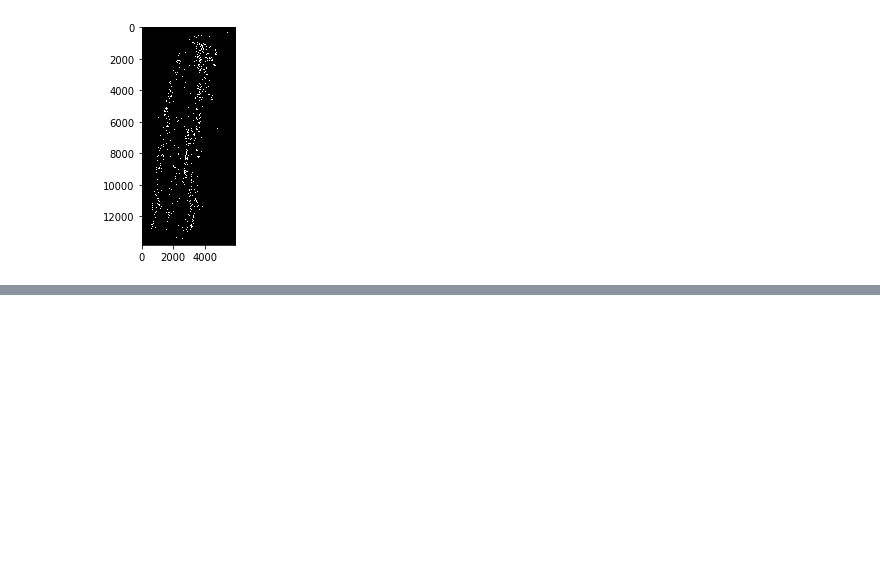
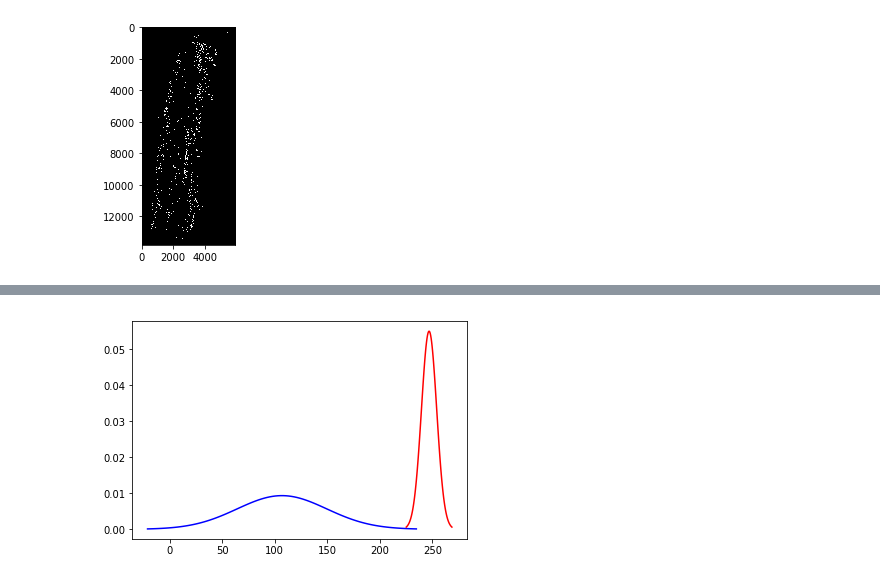
Before and after one commit to fafnerzhang/Pattern_find_duck, a Jupyter notebook: duck_final.ipynb, the cells around one changed output, grey strips where cells are left out. Cells and saved outputs as stored; diff of their text form; code cells hidden in the pictures; blank space fills up the shorter version.

```diff
--- a/duck_final.ipynb
+++ b/duck_final.ipynb
@@ -78,0 +117,17 @@ plt.show()
+# %%
+# gaussian model test
+import matplotlib.mlab as mlab
+import math
+mu =106.96579745
+sigma =1817.25588302**0.5
+x1 = np.linspace(mu - 3*sigma, mu + 3*sigma, 100)
+mu2=246.96092199
+sigma2=52.4354697**0.5
+x2 = np.linspace(mu2 - 3*sigma2, mu2 + 3*sigma2, 100)
+x=np.linspace(0,255)
+plt.plot(x1,mlab.normpdf(x1, mu, sigma),c='blue')
+plt.plot(x2,mlab.normpdf(x2, mu2, sigma2),c='red')
+plt.savefig("Gaussian distribution.jpg")
+plt.show()
+# %% [output]
+[figure, added]
```
Also changed, not shown: parts of 6 cells of this notebook, 30 other files.
